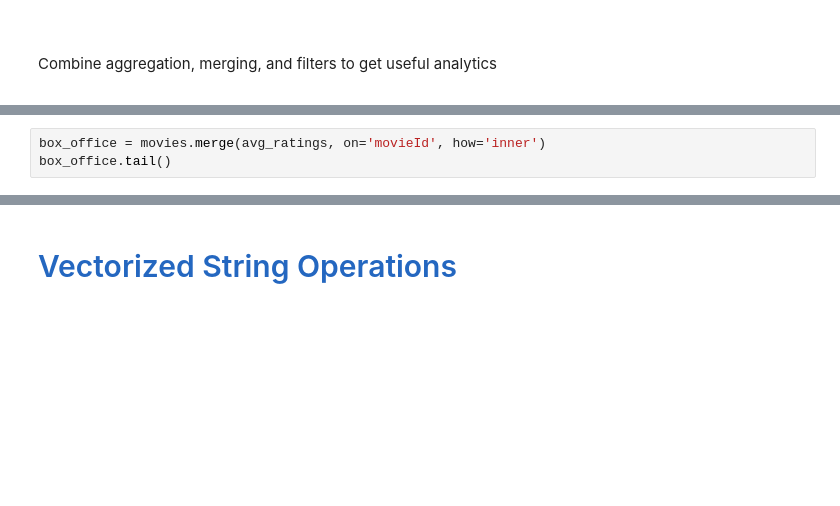
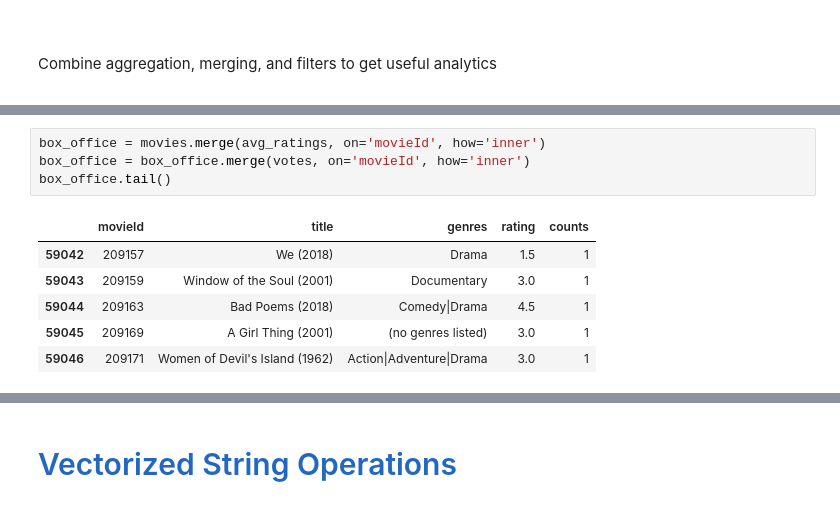
Before and after one commit to kiril-chilingarashvili/sd-mm-1, a Jupyter notebook: Week-4-Pandas/Introduction to Pandas.ipynb, the cells around one changed output, grey strips where cells are left out. Cells and saved outputs as stored; diff of their text form; blank space fills up the shorter version.

```diff
--- a/Week-4-Pandas/Introduction to Pandas.ipynb
+++ b/Week-4-Pandas/Introduction to Pandas.ipynb
@@ -551,3 +774,11 @@ avg_ratings.head()
 # %%
 box_office = movies.merge(avg_ratings, on='movieId', how='inner')
+box_office = box_office.merge(votes, on='movieId', how='inner')
 box_office.tail()
+# %% [output]
+|  | movieId | title | genres | rating | counts |
+| 59042 | 209157 | We (2018) | Drama | 1.5 | 1 |
+| 59043 | 209159 | Window of the Soul (2001) | Documentary | 3.0 | 1 |
+| 59044 | 209163 | Bad Poems (2018) | Comedy|Drama | 4.5 | 1 |
+| 59045 | 209169 | A Girl Thing (2001) | (no genres listed) | 3.0 | 1 |
+| 59046 | 209171 | Women of Devil's Island (1962) | Action|Adventure|Drama | 3.0 | 1 |
```
Also changed, not shown: parts of 52 cells of this notebook.
